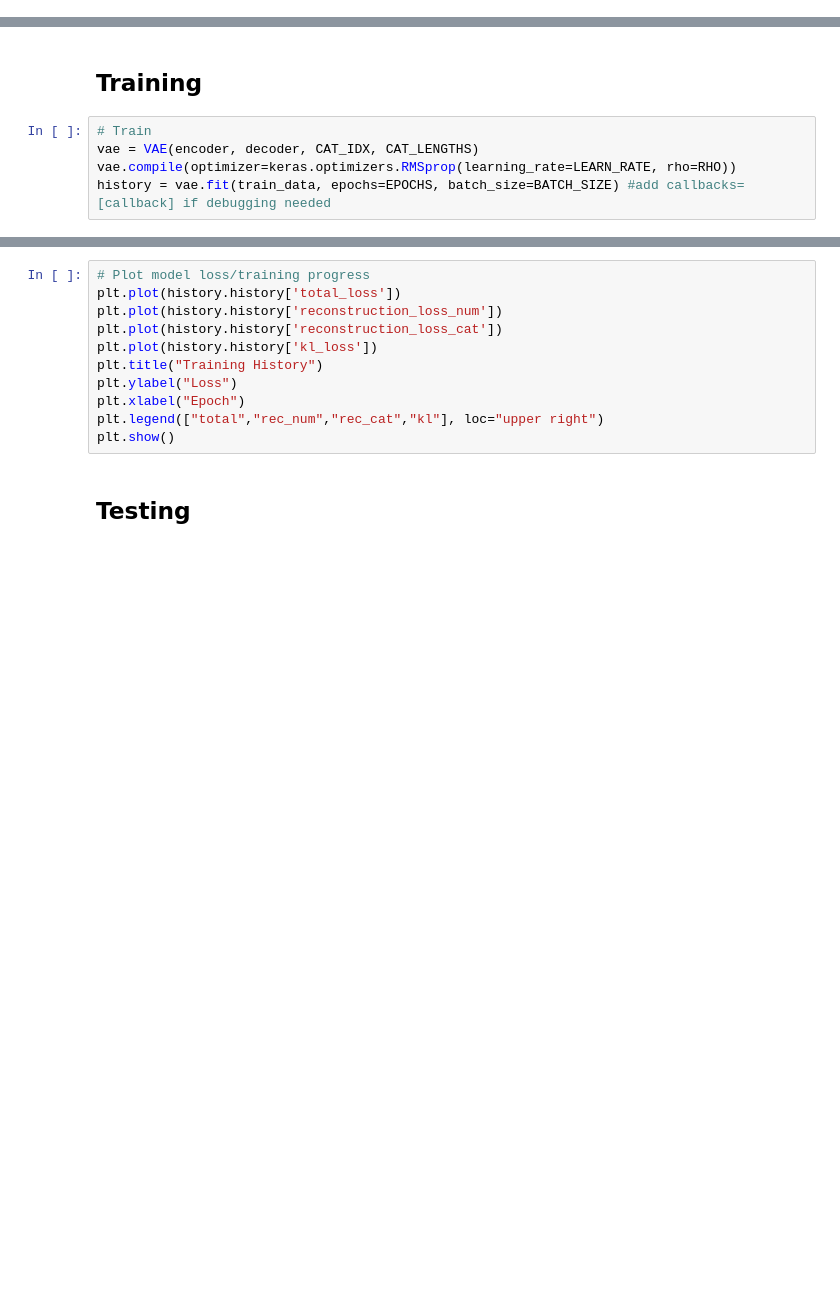
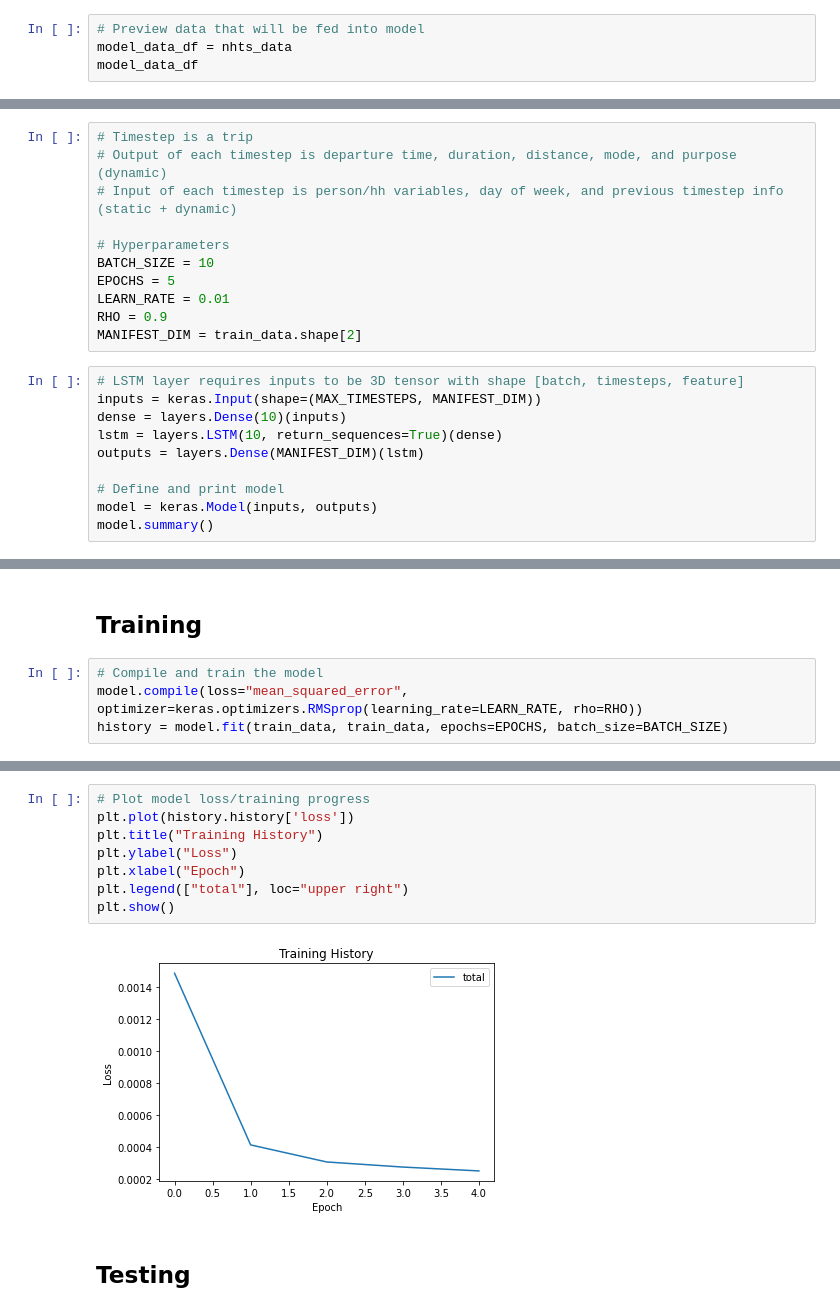
Before and after one commit to zackAemmer/generative_synthesis, a Jupyter notebook: trip_synthesizer.ipynb, the cells around one changed output, grey strips where cells are left out. Cells and saved outputs as stored; diff of their text form; blank space fills up the shorter version.

```diff
--- a/trip_synthesizer.ipynb
+++ b/trip_synthesizer.ipynb
@@ -146,0 +77,4 @@ Dataset n=345658 post-numerical-outliers
+# %%
+# Preview data that will be fed into model
+model_data_df = nhts_data
+model_data_df
@@ -265,0 +170,21 @@ class VAE(keras.Model):
+# %%
+# Timestep is a trip
+# Output of each timestep is departure time, duration, distance, mode, and purpose (dynamic)
+# Input of each timestep is person/hh variables, day of week, and previous timestep info (static + dynamic)
+
+# Hyperparameters
+BATCH_SIZE = 10
+EPOCHS = 5
+LEARN_RATE = 0.01
+RHO = 0.9
+MANIFEST_DIM = train_data.shape[2]
+# %%
+# LSTM layer requires inputs to be 3D tensor with shape [batch, timesteps, feature]
+inputs = keras.Input(shape=(MAX_TIMESTEPS, MANIFEST_DIM))
+dense = layers.Dense(10)(inputs)
+lstm = layers.LSTM(10, return_sequences=True)(dense)
+outputs = layers.Dense(MANIFEST_DIM)(lstm)
+
+# Define and print model
+model = keras.Model(inputs, outputs)
+model.summary()
@@ -266,7 +208,6 @@ class VAE(keras.Model):
 # %% [markdown]
 ## Training
 # %%
-# Train
-vae = VAE(encoder, decoder, CAT_IDX, CAT_LENGTHS)
-vae.compile(optimizer=keras.optimizers.RMSprop(learning_rate=LEARN_RATE, rho=RHO))
-history = vae.fit(train_data, epochs=EPOCHS, batch_size=BATCH_SIZE) #add callbacks=[callback] if debugging needed
+# Compile and train the model
+model.compile(loss="mean_squared_error", optimizer=keras.optimizers.RMSprop(learning_rate=LEARN_RATE, rho=RHO))
+history = model.fit(train_data, train_data, epochs=EPOCHS, batch_size=BATCH_SIZE)
@@ -273,14 +225,13 @@ history = vae.fit(train_data, epochs=EPOCHS, batch_size=BATCH_SIZE) #add callbac
 # %%
 # Plot model loss/training progress
-plt.plot(history.history['total_loss'])
-plt.plot(history.history['reconstruction_loss_num'])
-plt.plot(history.history['reconstruction_loss_cat'])
-plt.plot(history.history['kl_loss'])
+plt.plot(history.history['loss'])
 plt.title("Training History")
 plt.ylabel("Loss")
 plt.xlabel("Epoch")
-plt.legend(["total","rec_num","rec_cat","kl"], loc="upper right")
+plt.legend(["total"], loc="upper right")
 plt.show()
+# %% [output]
+[figure, added]
 # %% [markdown]
 ## Testing
 # %%
```
Also changed, not shown: parts of 19 cells of this notebook, 1 other file.
